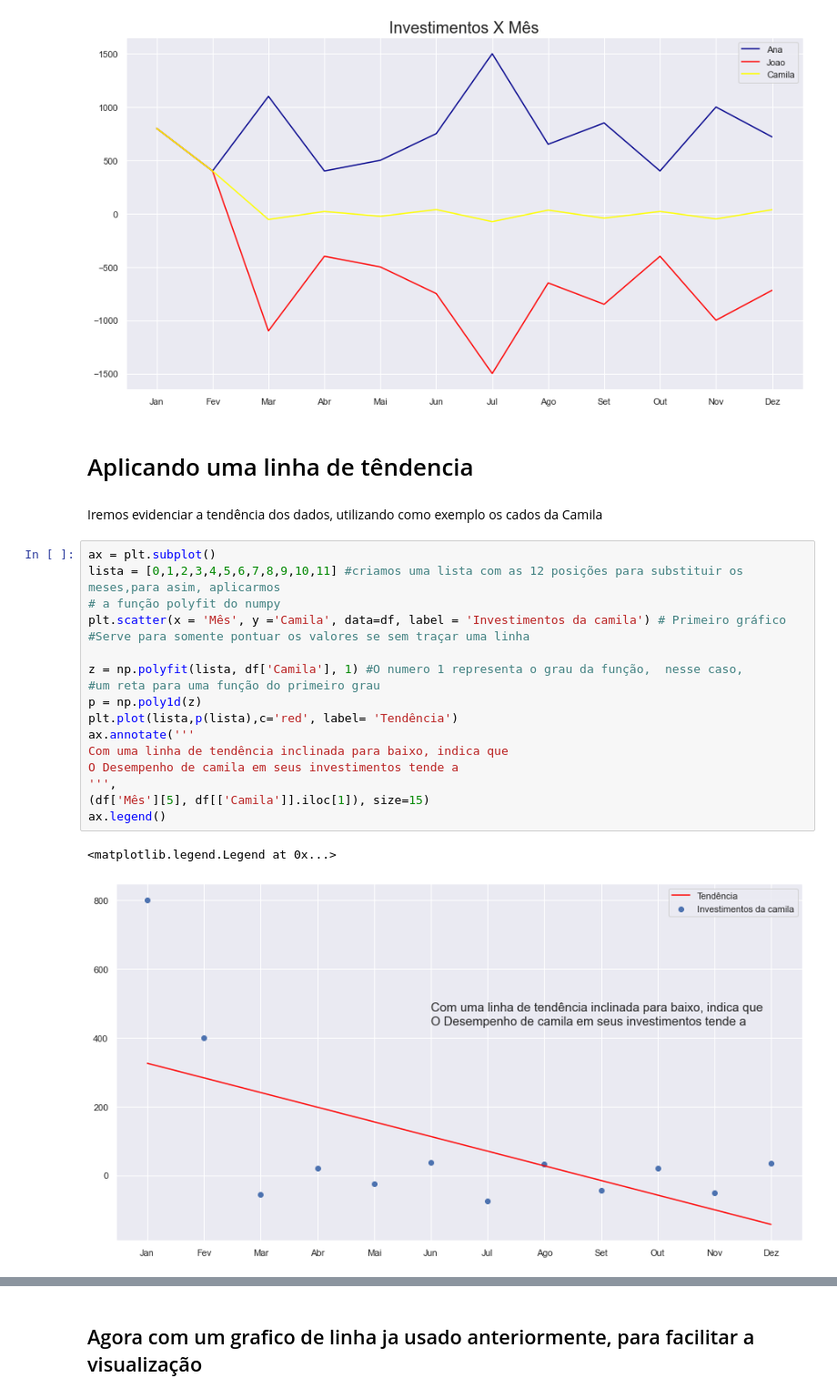
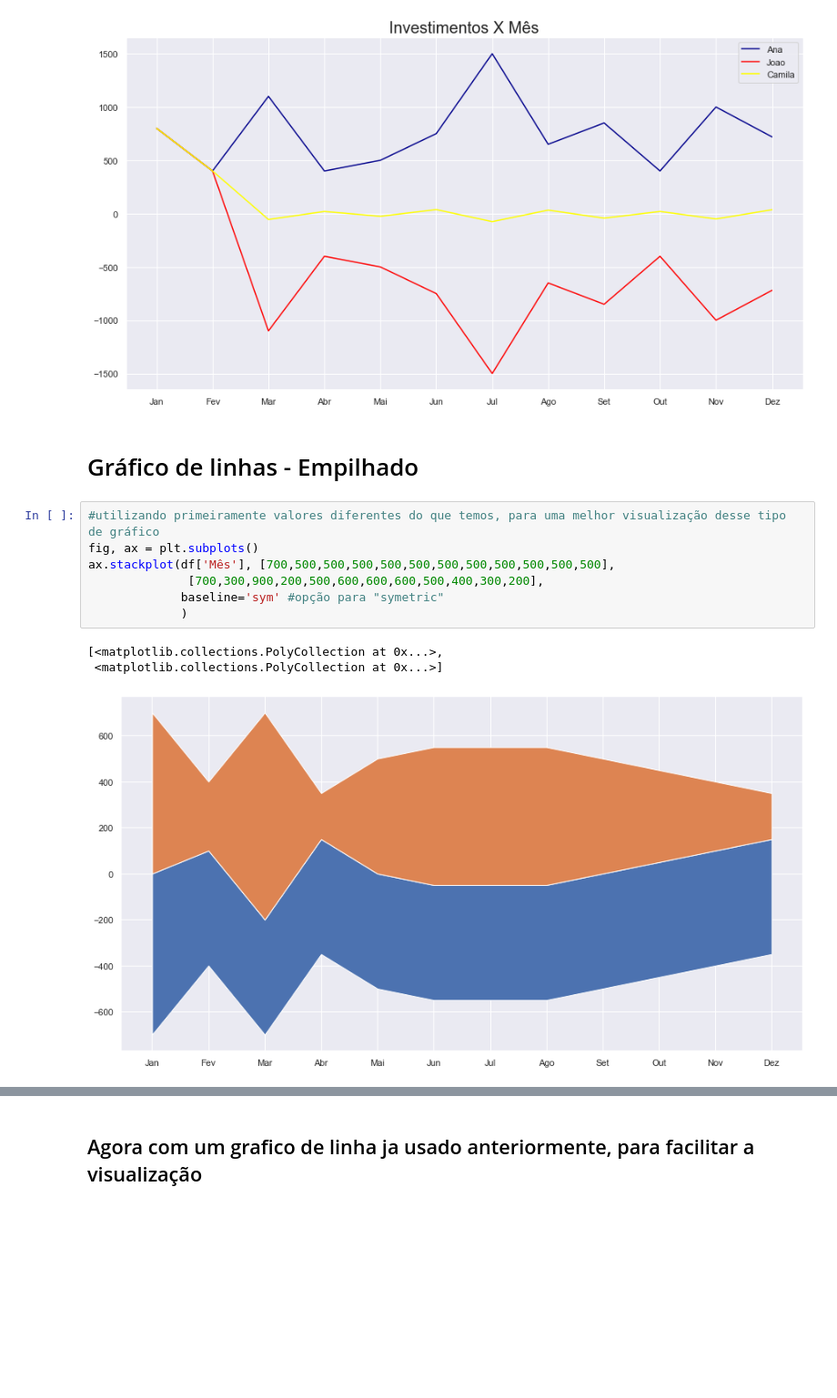
Before and after one commit to Wolfgang-Amadeus-Mozart/Analise_de_dados_Geral, a Jupyter notebook: Data Visualization com python/Data_Visualization.ipynb, the cells around one changed output, grey strips where cells are left out. Shown at 91% size. Saved outputs shown, nothing was run; the diff lists cells and outputs as text; blank space fills up the shorter version.

Commit message:
adcionado atuaizações em data visualization

```diff
--- a/Data Visualization com python/Data_Visualization.ipynb
+++ b/Data Visualization com python/Data_Visualization.ipynb
@@ -282,27 +296,16 @@ ax.legend()
 # %% [output]
 <matplotlib.legend.Legend at 0x...>
 [figure]
-# %% [markdown]
-# Aplicando uma linha de têndencia
-# %% [markdown]
-Iremos evidenciar a tendência dos dados, utilizando como exemplo os cados da Camila
-# %%
-ax = plt.subplot()
-lista = [0,1,2,3,4,5,6,7,8,9,10,11] #criamos uma lista com as 12 posições para substituir os meses,para asim, aplicarmos
-# a função polyfit do numpy
-plt.scatter(x = 'Mês', y ='Camila', data=df, label = 'Investimentos da camila') # Primeiro gráfico
-#Serve para somente pontuar os valores se sem traçar uma linha
-
-z = np.polyfit(lista, df['Camila'], 1) #O numero 1 representa o grau da função,  nesse caso,
-#um reta para uma função do primeiro grau
-p = np.poly1d(z)
-plt.plot(lista,p(lista),c='red', label= 'Tendência')
-ax.annotate('''
-Com uma linha de tendência inclinada para baixo, indica que
-O Desempenho de camila em seus investimentos tende a
-''',
-(df['Mês'][5], df[['Camila']].iloc[1]), size=15)
-ax.legend()
-# %% [output]
-<matplotlib.legend.Legend at 0x...>
-[figure, removed]
+# %% [markdown]
+# Gráfico de linhas - Empilhado
+# %%
+#utilizando primeiramente valores diferentes do que temos, para uma melhor visualização desse tipo de gráfico
+fig, ax = plt.subplots()
+ax.stackplot(df['Mês'], [700,500,500,500,500,500,500,500,500,500,500,500],
+              [700,300,900,200,500,600,600,600,500,400,300,200],
+             baseline='sym' #opção para "symetric"
+             )
+# %% [output]
+[<matplotlib.collections.PolyCollection at 0x...>,
+ <matplotlib.collections.PolyCollection at 0x...>]
+[figure, added]
```
Also changed, not shown: parts of 10 cells of this notebook.
